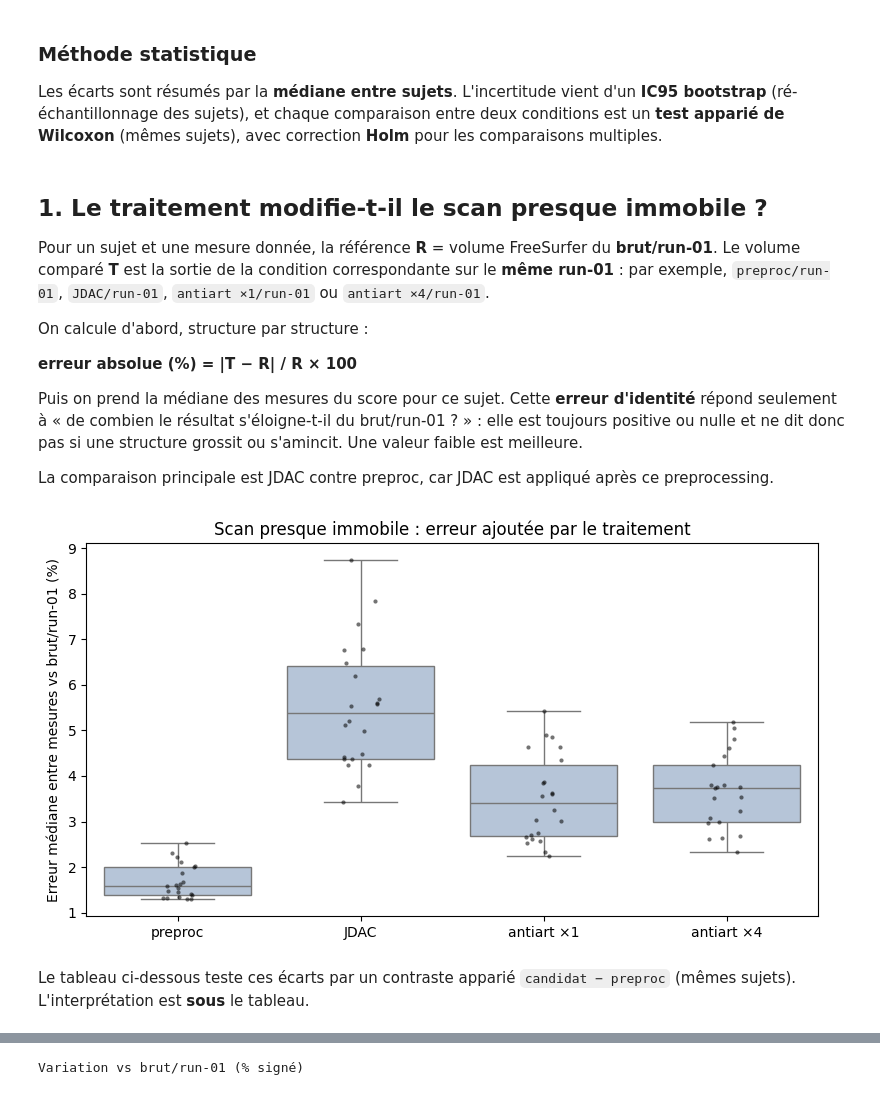
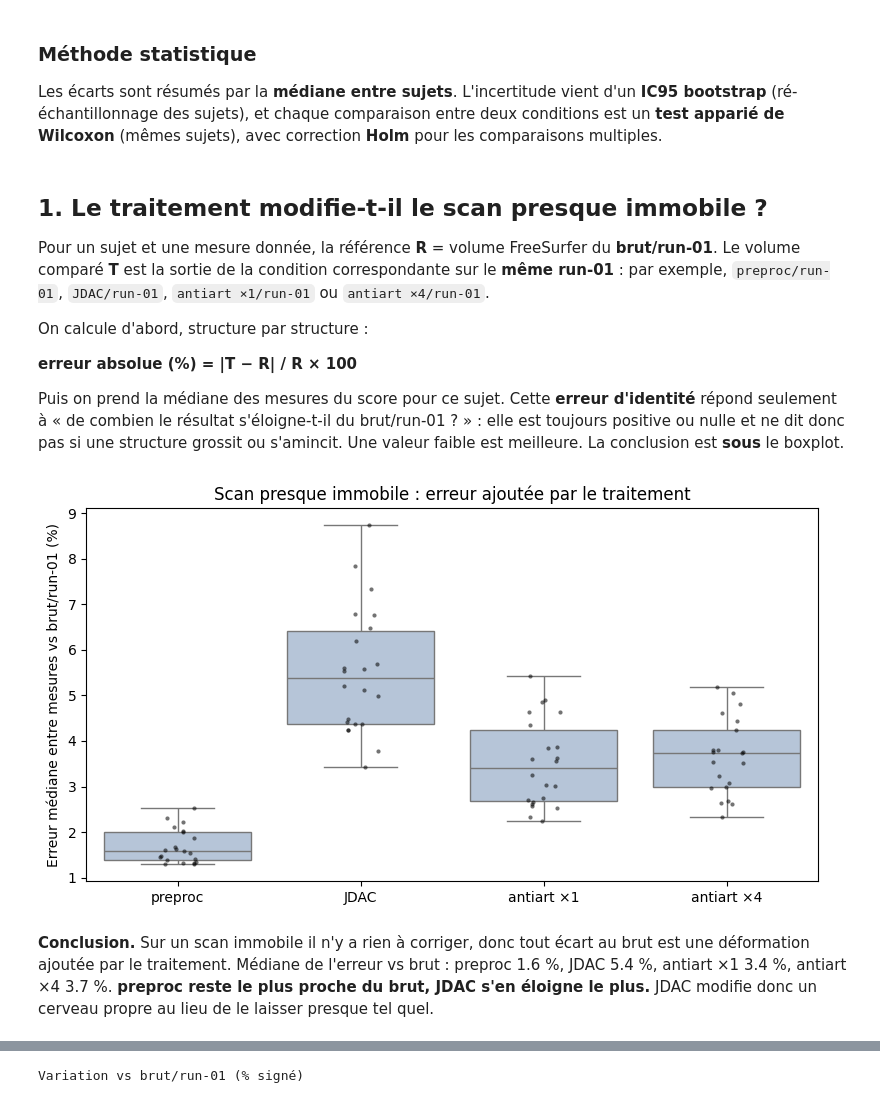
Before and after one commit to math-wil/jdac-motion-correction, a Jupyter notebook: pipelines/ds004332/phase5_fidelity/explore_aseg_rigide.ipynb, the cells around one changed output, grey strips where cells are left out. Cells and saved outputs as stored; diff of their text form; code cells hidden in the pictures.

Commit message:
Phase 5 aseg : Q1 sans tableau (boxplot + conclusion), Q2 lisible (IC95 groupe, 3 decimales, definitions, JDAC surligne), tableau compartiments et Q3 mieux expliques

```diff
--- a/pipelines/ds004332/phase5_fidelity/explore_aseg_rigide.ipynb
+++ b/pipelines/ds004332/phase5_fidelity/explore_aseg_rigide.ipynb
@@ -171,39 +171,46 @@ On calcule d'abord, structure par structure :
 
 **erreur absolue (%) = |T − R| / R × 100**
 
-Puis on prend la médiane des mesures du score pour ce sujet. Cette **erreur d'identité** répond seulement à « de combien le résultat s'éloigne-t-il du brut/run-01 ? » : elle est toujours positive ou nulle et ne dit donc pas si une structure grossit ou s'amincit. Une valeur faible est meilleure.
-
-La comparaison principale est JDAC contre preproc, car JDAC est appliqué après ce preprocessing.
+Puis on prend la médiane des mesures du score pour ce sujet. Cette **erreur d'identité** répond seulement à « de combien le résultat s'éloigne-t-il du brut/run-01 ? » : elle est toujours positive ou nulle et ne dit donc pas si une structure grossit ou s'amincit. Une valeur faible est meilleure. La conclusion est **sous** le boxplot.
 # %%
 # Étape 1 : fixer, pour chaque sujet et chaque mesure, la référence R = brut/run-01.
 ref = (d[(d.condition=="brut") & (d.run=="run-01") & d.measure.isin(score_measures)]
        [["subject","measure","value_mm3"]]
        .rename(columns={"value_mm3":"reference_mm3"}))
 
 # Étape 2 : associer chaque sortie run-01 à R du même sujet.
 still = (d[(d.run=="run-01") & d.measure.isin(score_measures)]
          .merge(ref, on=["subject","measure"], how="inner"))
 # Étape 3 : prendre la valeur absolue. L'erreur est une distance à R.
 still["error_pct"] = 100 * (still.value_mm3-still.reference_mm3).abs() / still.reference_mm3
 # Étape 4 : prendre la médiane des mesures pour chaque sujet et condition.
 identity = (still.groupby(["subject","condition"], observed=True).error_pct
             .median().reset_index(name="erreur_identite_pct"))
 
 plt.figure(figsize=(8,4.5))
 sns.boxplot(data=identity[identity.condition!="brut"], x="condition",
             y="erreur_identite_pct", order=CONDITIONS[1:], color="lightsteelblue")
 sns.stripplot(data=identity[identity.condition!="brut"], x="condition",
               y="erreur_identite_pct", order=CONDITIONS[1:],
               color="black", alpha=.55, size=3)
 plt.xticks(range(4), [LABELS[c] for c in CONDITIONS[1:]])
 plt.ylabel("Erreur médiane entre mesures vs brut/run-01 (%)")
 plt.xlabel("")
 plt.title("Scan presque immobile : erreur ajoutée par le traitement")
 plt.tight_layout()
 plt.show()
 
-# Repère de lecture : chaque point est un sujet ; une boîte plus haute = plus d'écart au brut/run-01.
+# Conclusion calculée : médiane de l'erreur vs brut, par condition (chaque point du boxplot = un sujet).
+med = identity.groupby("condition", observed=True).erreur_identite_pct.median()
+cand = med.drop("brut")
+best, worst = LABELS[cand.idxmin()], LABELS[cand.idxmax()]
+display(Markdown(
+    "**Conclusion.** Sur un scan immobile il n'y a rien à corriger, donc tout écart au brut est une déformation "
+    "ajoutée par le traitement. Médiane de l'erreur vs brut : "
+    f"preproc {med['preproc']:.1f} %, JDAC {med['jdac']:.1f} %, "
+    f"antiart ×1 {med['jdac_antiartonly']:.1f} %, antiart ×4 {med['jdac_nodenoise']:.1f} %. "
+    f"**{best} reste le plus proche du brut, {worst} s'en éloigne le plus.** "
+    "JDAC modifie donc un cerveau propre au lieu de le laisser presque tel quel."))
 # %% [output]
-[figure, old version]
+[figure, new version]
+**Conclusion.** Sur un scan immobile il n'y a rien à corriger, donc tout écart au brut est une déformation ajoutée par le traitement. Médiane de l'erreur vs brut : preproc 1.6 %, JDAC 5.4 %, antiart ×1 3.4 %, antiart ×4 3.7 %. **preproc reste le plus proche du brut, JDAC s'en éloigne le plus.** JDAC modifie donc un cerveau propre au lieu de le laisser presque tel quel.
-# %% [markdown]
-Le tableau ci-dessous teste ces écarts par un contraste apparié `candidat − preproc` (mêmes sujets). L'interprétation est **sous** le tableau.
```
Also changed, not shown: parts of 7 cells of this notebook, 2 other files.
